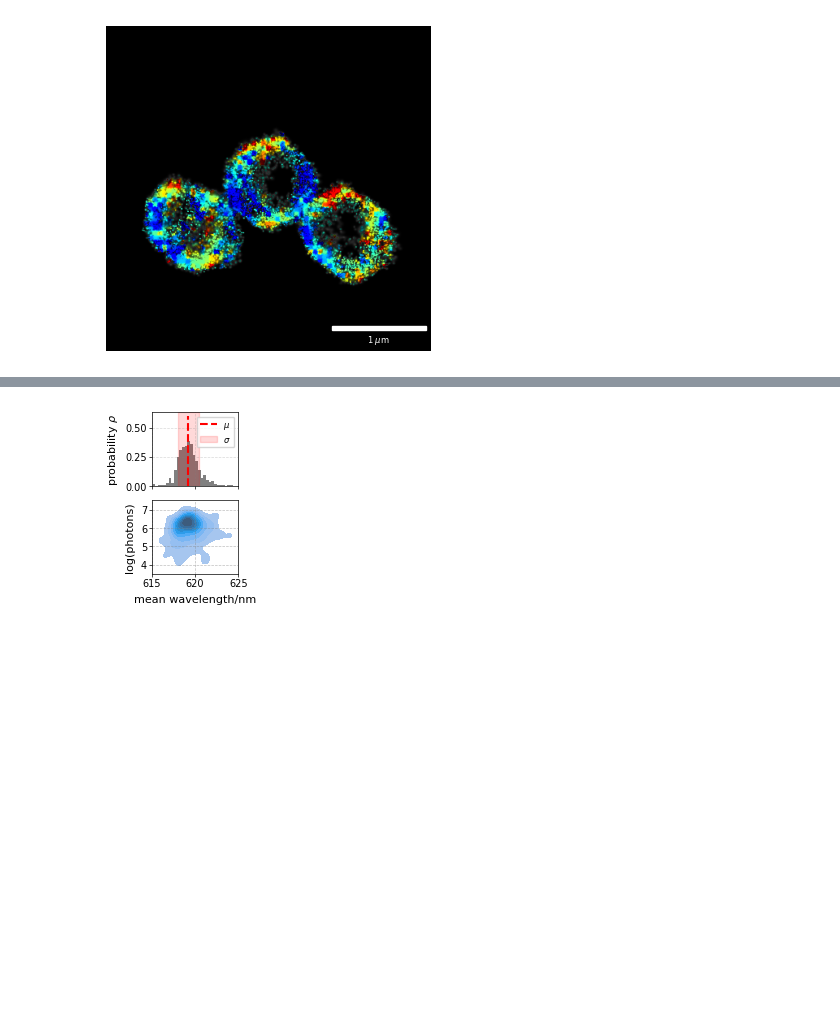
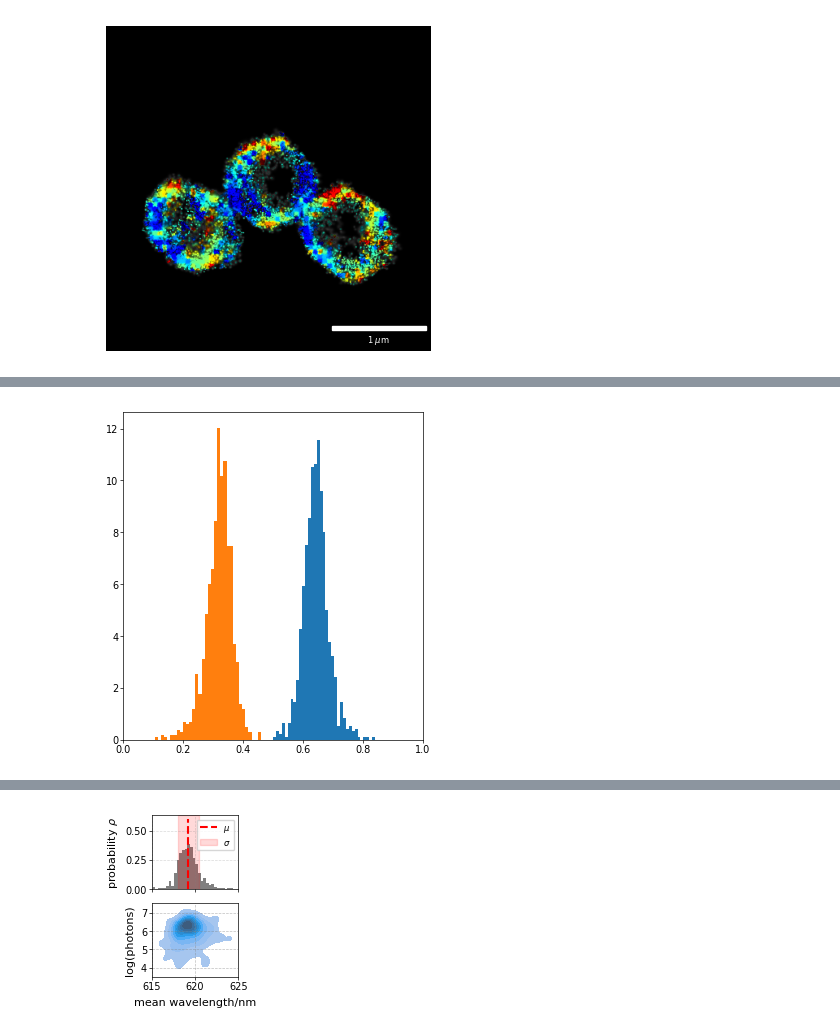
Before and after one commit to JBeckwith/pyS3M, a Jupyter notebook: notebooks/saureus/SAureus_PostAnalysis.ipynb, the cells around one changed output, grey strips where cells are left out. Cells and saved outputs as stored; diff of their text form; code cells hidden in the pictures; blank space fills up the shorter version.

```diff
--- a/notebooks/saureus/SAureus_PostAnalysis.ipynb
+++ b/notebooks/saureus/SAureus_PostAnalysis.ipynb
@@ -596,0 +602,8 @@ plt.show()
+# %%
+plt.hist(region_A['A_R'], np.histogram_bin_edges(region_A['A_R'], 'fd'), density=True);
+plt.hist(region_A['A_G'], np.histogram_bin_edges(region_A['A_G'], 'fd'), density=True);
+
+plt.xlim([0, 1])
+plt.show()
+# %% [output]
+[figure, added]
```
Also changed, not shown: parts of 4 cells of this notebook, 1 other file.
